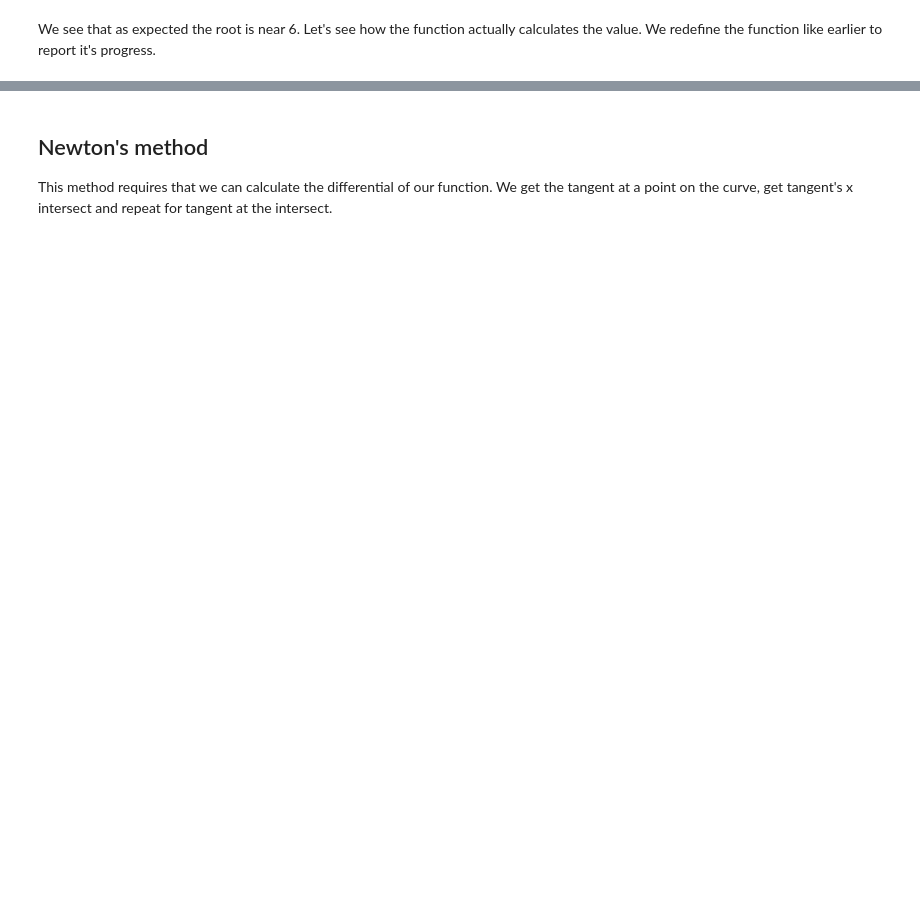
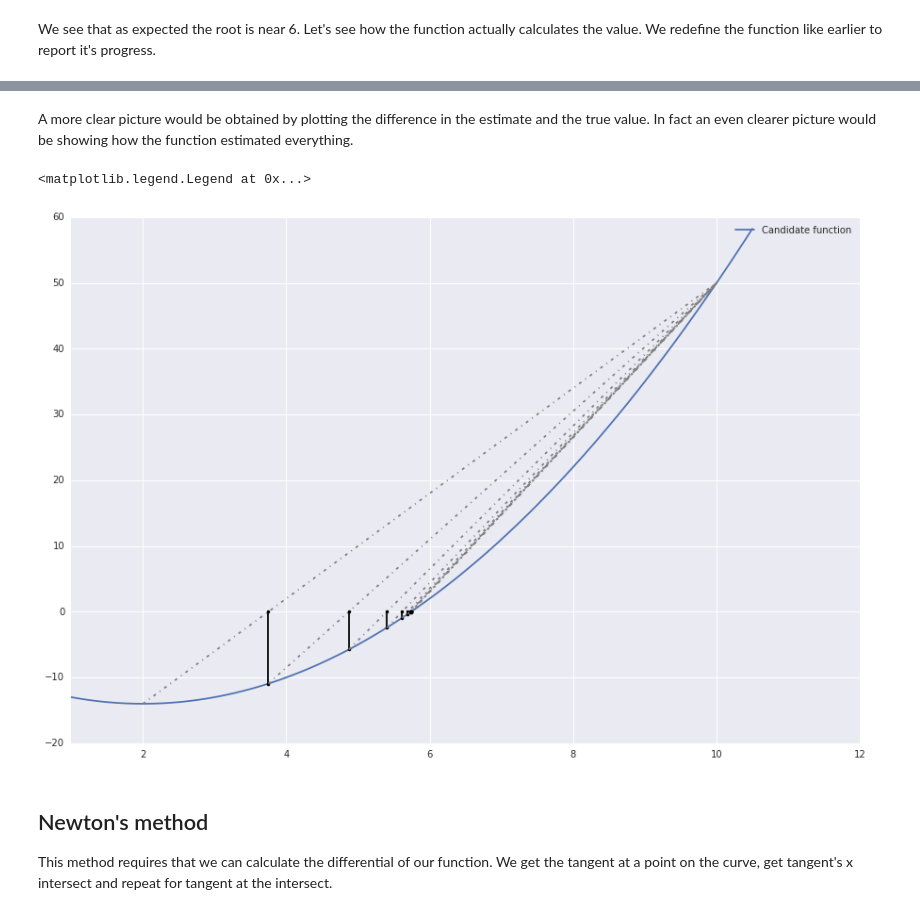
Before and after one commit to theSage21/notebooks, a Jupyter notebook: books/assignments/finding_roots.ipynb, the cells around one changed output, grey strips where cells are left out. Drawn from its saved outputs; the diff is of its cells as text; code cells hidden in the pictures; blank space fills up the shorter version.

```diff
--- a/books/assignments/finding_roots.ipynb
+++ b/books/assignments/finding_roots.ipynb
@@ -155,3 +172,20 @@ print('{} steps taken to calculate results'.format(len(report)))
+# %% [markdown]
+A more clear picture would be obtained by plotting the difference in the estimate and the true value. In fact an even clearer picture would be showing how the function estimated everything.
+# %%
+x = np.arange(1, 10.5, 0.001)
+y = candidate_function(x)
+
+plt.figure(figsize=(15, 10))
+plt.plot(x, y, label='Candidate function')
+plt.xlim(1)
+for index, step in enumerate(report):
+    a, b, c, fc  = step
+    plt.plot([a, b], [candidate_function(a), candidate_function(b)], '-.', color='grey')
+    plt.plot([c, c], [fc, 0], '.-', color='black')
+plt.legend()
+# %% [output]
+<matplotlib.legend.Legend at 0x...>
+[figure, added]
 # %% [markdown]
 ## Newton's method
 This method requires that we can calculate the differential of our function.
```
Also changed, not shown: parts of 11 cells of this notebook, 5 other files.
